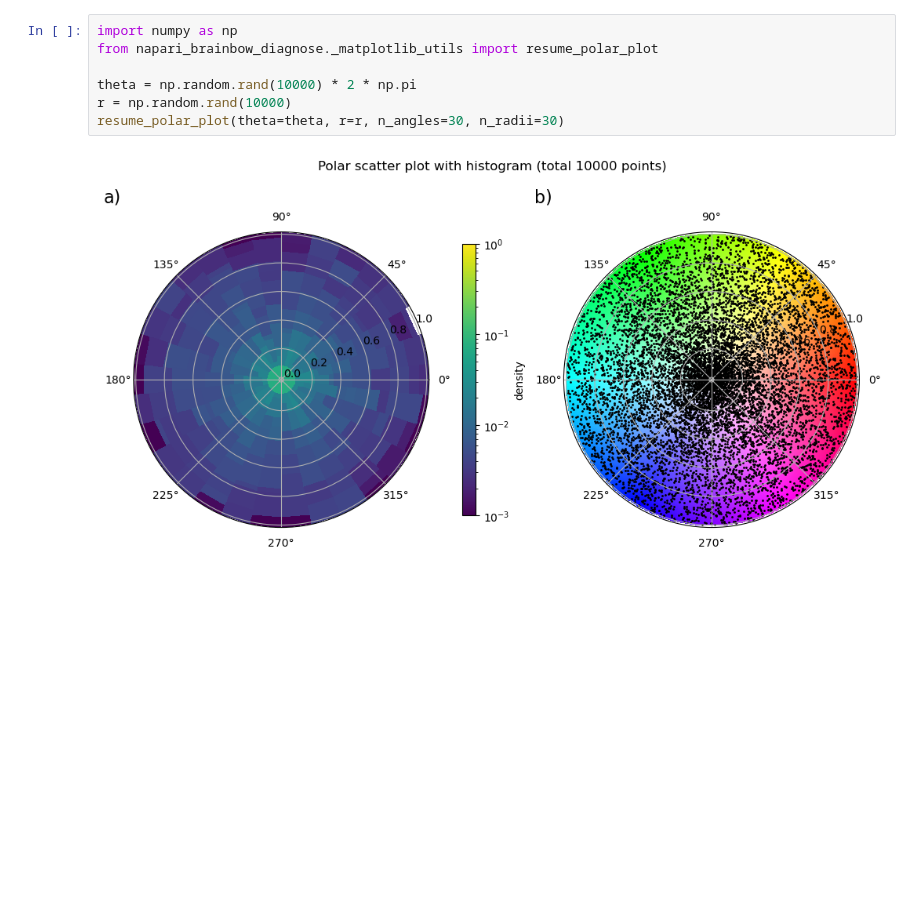
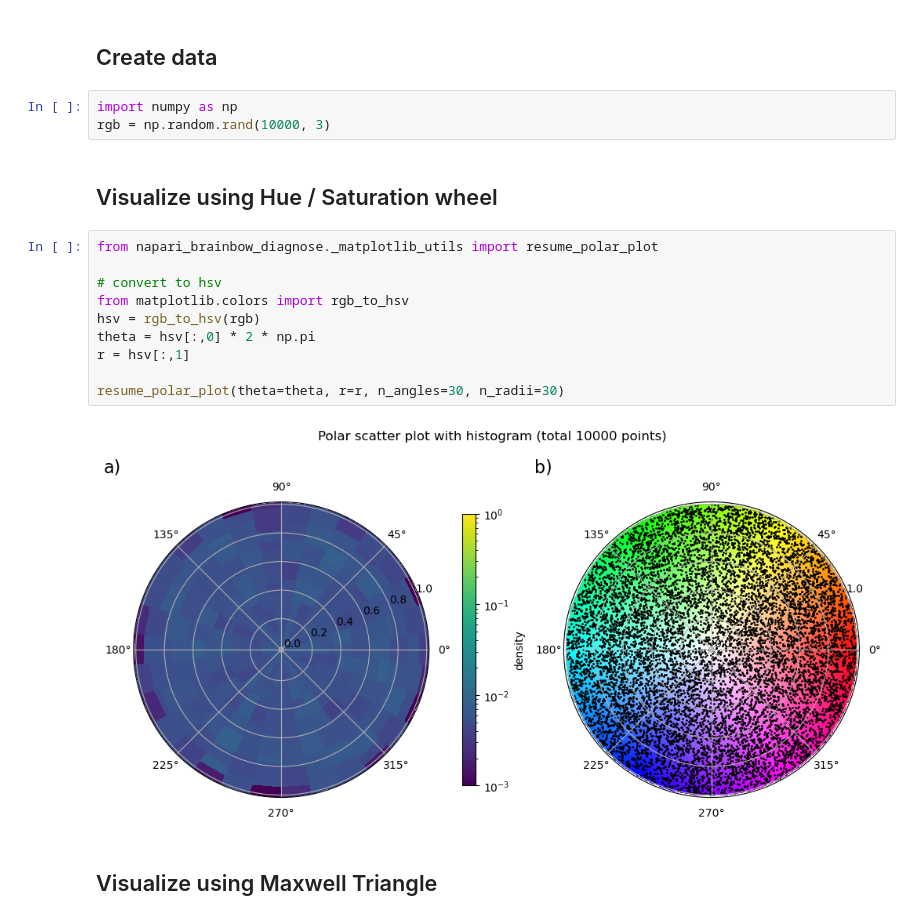
Before and after one commit to LaboratoryOpticsBiosciences/napari-brainbow-diagnose, a Jupyter notebook: docs/plot_color_space_matplotlib.ipynb, the cells around one changed output. Drawn from its saved outputs; the diff is of its cells as text; blank space fills up the shorter version.

Commit message:
same data in matplotlib example

```diff
--- a/docs/plot_color_space_matplotlib.ipynb
+++ b/docs/plot_color_space_matplotlib.ipynb
@@ -1,12 +1,24 @@
+# %% [markdown]
+## Create data
+# %%
+import numpy as np
+rgb = np.random.rand(10000, 3)
+# %% [markdown]
+## Visualize using Hue / Saturation wheel
 # %%
-import numpy as np
 from napari_brainbow_diagnose._matplotlib_utils import resume_polar_plot
 
-theta = np.random.rand(10000) * 2 * np.pi
-r = np.random.rand(10000)
+# convert to hsv
+from matplotlib.colors import rgb_to_hsv
+hsv = rgb_to_hsv(rgb)
+theta = hsv[:,0] * 2 * np.pi
+r = hsv[:,1]
+
 resume_polar_plot(theta=theta, r=r, n_angles=30, n_radii=30)
 # %% [output]
-[figure, old version]
+[figure, new version]
+# %% [markdown]
+## Visualize using Maxwell Triangle
 # %%
 from napari_brainbow_diagnose._matplotlib_utils import resume_ternary
 import numpy as np
```
Also changed, not shown: parts of 1 cell of this notebook.
